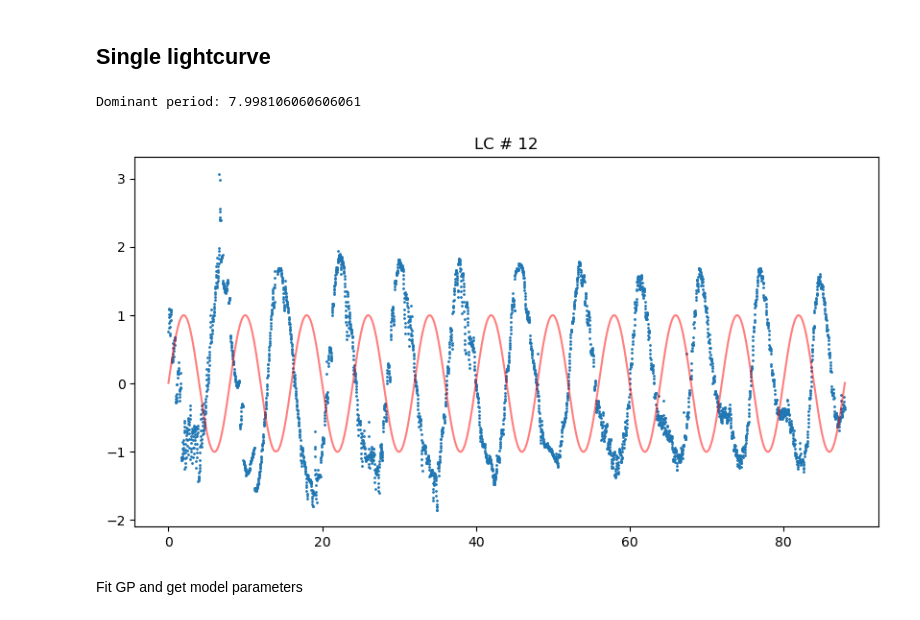
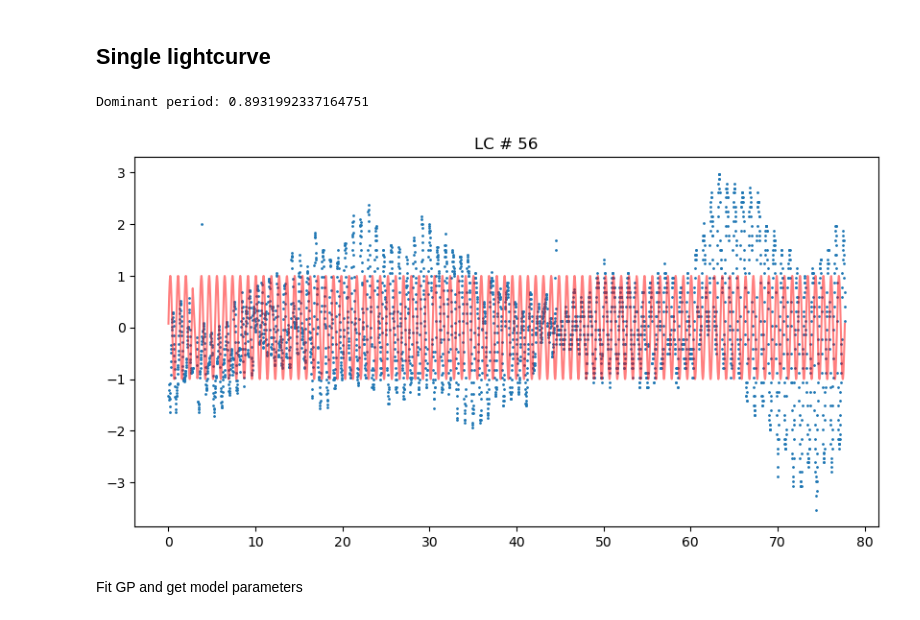
Before and after one commit to linneawolniewicz/dipper-detection, a Jupyter notebook: notebooks/data_notebooks/generate_synthetic_lc.ipynb, the cells around one changed output. Drawn from its saved outputs; the diff is of its cells as text; code cells hidden in the pictures.

```diff
--- a/notebooks/data_notebooks/generate_synthetic_lc.ipynb
+++ b/notebooks/data_notebooks/generate_synthetic_lc.ipynb
@@ -36,33 +36,33 @@ Using device: cuda
 ## Single lightcurve
 # %%
 # Load the data
-file_number = 12
+file_number = 56
 data_dir = '../../data/k2/'
 filename = f'k2_{file_number}.fits'
 x, y, y_err = load_k2_data(data_dir + filename)
 
 # Scale data to be between 0 and 1
 y = (y - np.min(y)) / (np.max(y) - np.min(y))
 y_err = y_err / (np.max(y) - np.min(y))
 
 # Standardize data to have mean 0 and std of 1
 mean_y = np.mean(y)
 std_y = np.std(y)
 y = (y - mean_y) / std_y
 y_err = y_err / std_y
 
 # Find period of the light curve and convert from index to days (what x is in)
 period = get_dom_period(y)
 period = period * (x[-1] - x[0]) / len(x)
 print(f"Dominant period: {period}")
 sinusoid = np.sin(2 * np.pi * x / period)
 
 # Plot anomalies
 plt.figure(figsize=(10,5))
 plt.plot(x, y, '.', markersize=2)
 plt.plot(x, sinusoid, 'r', alpha=0.5)
 plt.title(f"LC # {file_number}")
 plt.show()
 # %% [output]
-Dominant period: 7.998106060606061
+Dominant period: 0.8931992337164751
-[figure, old version]
+[figure, new version]
```
Also changed, not shown: parts of 22 cells of this notebook, 1 other file.
